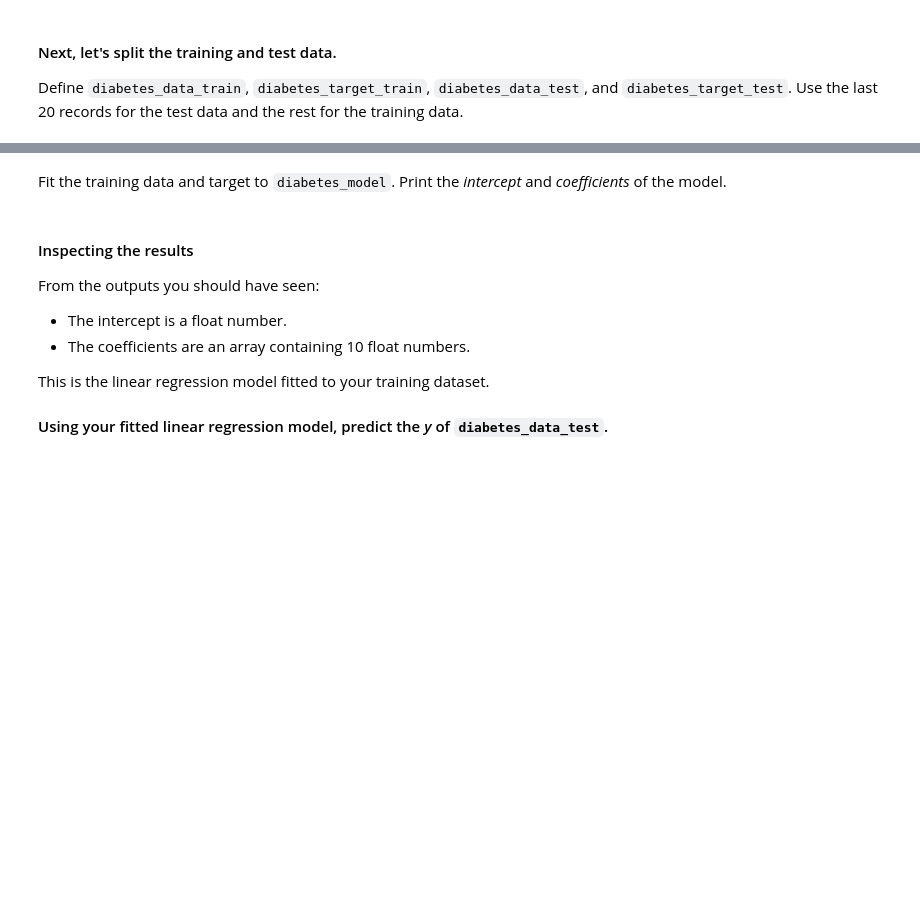
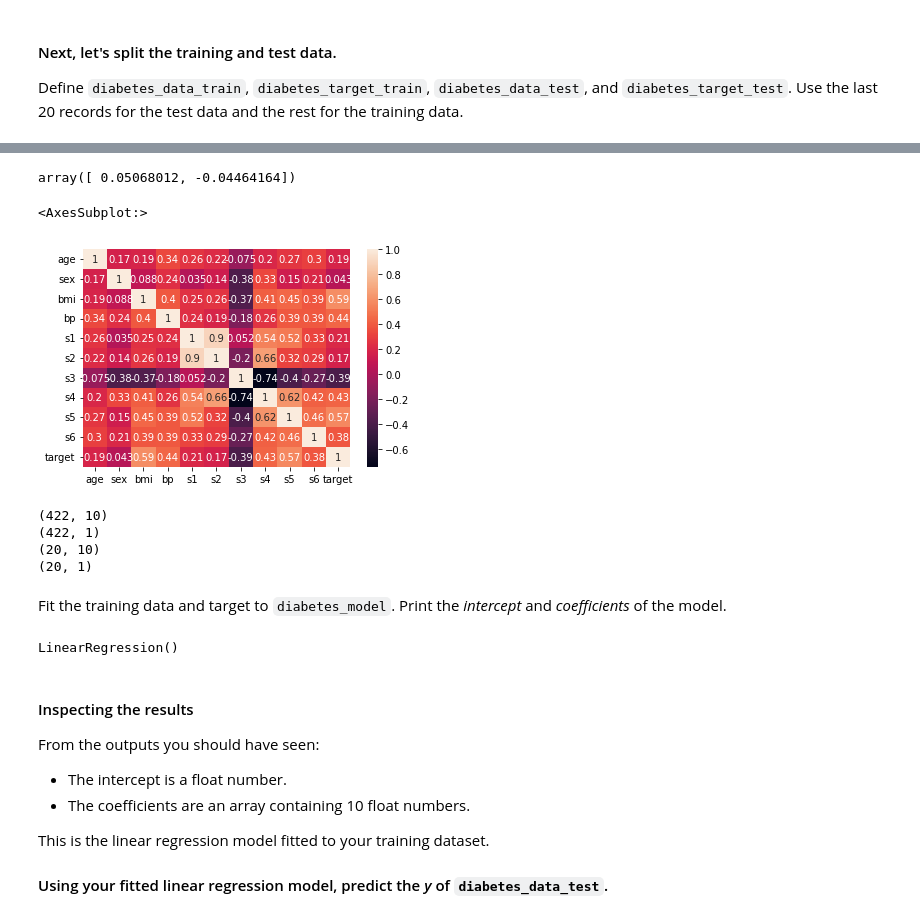
Before and after one commit to marcusRB/thebridge_ft_nov21, a Jupyter notebook: 4-Machine_Learning/1-Supervisado/1-Linear_Regression/ejercicios/2 Diabetes.ipynb, the cells around one changed output, grey strips where cells are left out. Drawn from its saved outputs; the diff is of its cells as text; code cells hidden in the pictures; blank space fills up the shorter version.

```diff
--- a/4-Machine_Learning/1-Supervisado/1-Linear_Regression/ejercicios/2 Diabetes.ipynb
+++ b/4-Machine_Learning/1-Supervisado/1-Linear_Regression/ejercicios/2 Diabetes.ipynb
@@ -106,3 +142,6 @@ from sklearn.linear_model import LinearRegression
 #### Next, let's split the training and test data.
 
 Define `diabetes_data_train`, `diabetes_target_train`, `diabetes_data_test`, and `diabetes_target_test`. Use the last 20 records for the test data and the rest for the training data.
+# %%
+X = pd.DataFrame(diabetes['data'], columns = diabetes['feature_names'])
+X
@@ -108,0 +162,3 @@ Define `diabetes_data_train`, `diabetes_target_train`, `diabetes_data_test`, and
+# %%
+y = pd.DataFrame(diabetes['target'], columns = ['target'])
+y
@@ -108,0 +179,3 @@ Define `diabetes_data_train`, `diabetes_target_train`, `diabetes_data_test`, and
+# %%
+df = X.join(y)
+df
@@ -108,0 +208,10 @@ Define `diabetes_data_train`, `diabetes_target_train`, `diabetes_data_test`, and
+# %%
+df['sex'].unique()
+# %% [output]
+array([ 0.05068012, -0.04464164])
+# %%
+import seaborn as sns
+sns.heatmap(df.corr(), annot = True)
+# %% [output]
+<AxesSubplot:>
+[figure, added]
@@ -109,5 +223,19 @@ Define `diabetes_data_train`, `diabetes_target_train`, `diabetes_data_test`, and
+# %%
+print(diabetes_data_train.shape)
+print(diabetes_target_train.shape)
+print(diabetes_data_test.shape)
+print(diabetes_target_test.shape)
+# %% [output]
+(422, 10)
+(422, 1)
+(20, 10)
+(20, 1)
 # %% [markdown]
 Fit the training data and target to `diabetes_model`. Print the *intercept* and *coefficients* of the model.
+# %%
+diabetes_model.fit(diabetes_data_train, diabetes_target_train)
+# %% [output]
+LinearRegression()
 # %% [markdown]
 #### Inspecting the results
 
```
Also changed, not shown: parts of 33 cells of this notebook, 1 other file.
